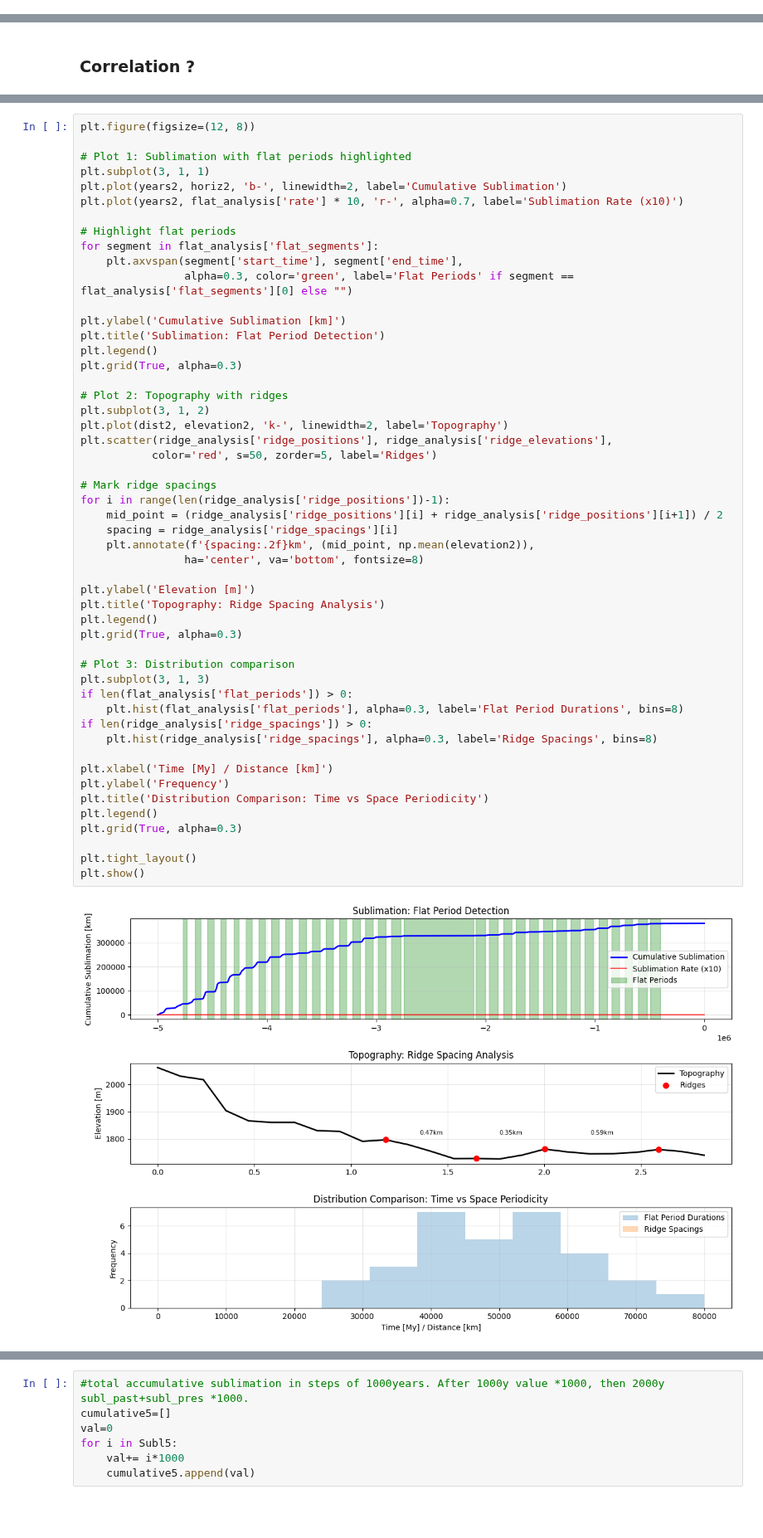
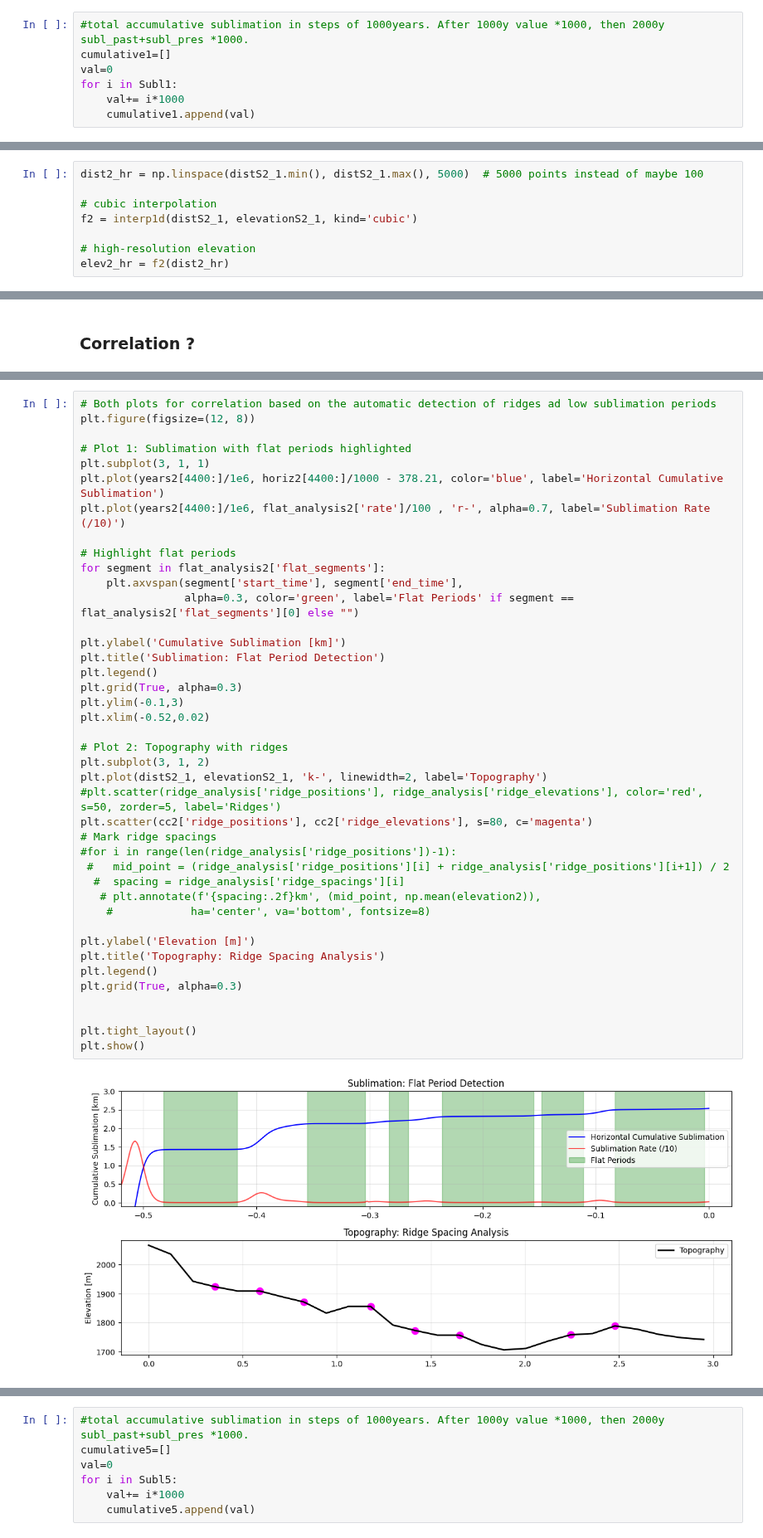
Before and after one commit to lsperezm/Martian_Icy_Scarps, a Jupyter notebook: Code/New_Scarps.ipynb, the cells around one changed output, grey strips where cells are left out. Shown at 83% size. Cells and saved outputs as stored; diff of their text form; blank space fills up the shorter version.

```diff
--- a/Code/New_Scarps.ipynb
+++ b/Code/New_Scarps.ipynb
@@ -19,0 +57,7 @@ from scipy import stats
+# %%
+#total accumulative sublimation in steps of 1000years. After 1000y value *1000, then 2000y subl_past+subl_pres *1000.
+cumulative1=[]
+val=0
+for i in Subl1:
+    val+= i*1000
+    cumulative1.append(val)
@@ -188,0 +649,8 @@ plt.plot(years2[4500:]/1e6,horiz2[4500:]/1000 - 378.21)
+# %%
+dist2_hr = np.linspace(distS2_1.min(), distS2_1.max(), 5000)  # 5000 points instead of maybe 100
+
+# cubic interpolation
+f2 = interp1d(distS2_1, elevationS2_1, kind='cubic')
+
+# high-resolution elevation
+elev2_hr = f2(dist2_hr)
@@ -354,56 +790,46 @@ Ridge spacing CV: 0.204
 → Similar variability patterns detected!
 # %%
+# Both plots for correlation based on the automatic detection of ridges ad low sublimation periods
 plt.figure(figsize=(12, 8))
 
 # Plot 1: Sublimation with flat periods highlighted
 plt.subplot(3, 1, 1)
-plt.plot(years2, horiz2, 'b-', linewidth=2, label='Cumulative Sublimation')
-plt.plot(years2, flat_analysis['rate'] * 10, 'r-', alpha=0.7, label='Sublimation Rate (x10)')
+plt.plot(years2[4400:]/1e6, horiz2[4400:]/1000 - 378.21, color='blue', label='Horizontal Cumulative Sublimation')
+plt.plot(years2[4400:]/1e6, flat_analysis2['rate']/100 , 'r-', alpha=0.7, label='Sublimation Rate (/10)')
 
 # Highlight flat periods
-for segment in flat_analysis['flat_segments']:
+for segment in flat_analysis2['flat_segments']:
     plt.axvspan(segment['start_time'], segment['end_time'],
-                alpha=0.3, color='green', label='Flat Periods' if segment == flat_analysis['flat_segments'][0] else "")
+                alpha=0.3, color='green', label='Flat Periods' if segment == flat_analysis2['flat_segments'][0] else "")
 
 plt.ylabel('Cumulative Sublimation [km]')
 plt.title('Sublimation: Flat Period Detection')
 plt.legend()
 plt.grid(True, alpha=0.3)
+plt.ylim(-0.1,3)
+plt.xlim(-0.52,0.02)
 
 # Plot 2: Topography with ridges
 plt.subplot(3, 1, 2)
-plt.plot(dist2, elevation2, 'k-', linewidth=2, label='Topography')
-plt.scatter(ridge_analysis['ridge_positions'], ridge_analysis['ridge_elevations'],
-           color='red', s=50, zorder=5, label='Ridges')
-
+plt.plot(distS2_1, elevationS2_1, 'k-', linewidth=2, label='Topography')
+#plt.scatter(ridge_analysis['ridge_positions'], ridge_analysis['ridge_elevations'], color='red', s=50, zorder=5, label='Ridges')
+plt.scatter(cc2['ridge_positions'], cc2['ridge_elevations'], s=80, c='magenta')
 # Mark ridge spacings
-for i in range(len(ridge_analysis['ridge_positions'])-1):
-    mid_point = (ridge_analysis['ridge_positions'][i] + ridge_analysis['ridge_positions'][i+1]) / 2
-    spacing = ridge_analysis['ridge_spacings'][i]
-    plt.annotate(f'{spacing:.2f}km', (mid_point, np.mean(elevation2)),
-                ha='center', va='bottom', fontsize=8)
+#for i in range(len(ridge_analysis['ridge_positions'])-1):
+ #   mid_point = (ridge_analysis['ridge_positions'][i] + ridge_analysis['ridge_positions'][i+1]) / 2
+  #  spacing = ridge_analysis['ridge_spacings'][i]
+   # plt.annotate(f'{spacing:.2f}km', (mid_point, np.mean(elevation2)),
+    #            ha='center', va='bottom', fontsize=8)
 
 plt.ylabel('Elevation [m]')
 plt.title('Topography: Ridge Spacing Analysis')
 plt.legend()
 plt.grid(True, alpha=0.3)
 
-# Plot 3: Distribution comparison
-plt.subplot(3, 1, 3)
-if len(flat_analysis['flat_periods']) > 0:
-    plt.hist(flat_analysis['flat_periods'], alpha=0.3, label='Flat Period Durations', bins=8)
-if len(ridge_analysis['ridge_spacings']) > 0:
-    plt.hist(ridge_analysis['ridge_spacings'], alpha=0.3, label='Ridge Spacings', bins=8)
-
-plt.xlabel('Time [My] / Distance [km]')
-plt.ylabel('Frequency')
-plt.title('Distribution Comparison: Time vs Space Periodicity')
-plt.legend()
-plt.grid(True, alpha=0.3)
 
 plt.tight_layout()
 plt.show()
 # %% [output]
-[figure, old version]
+[figure, new version]
 # %% [markdown]
 ## South 5
```
Also changed, not shown: parts of 41 cells of this notebook, 32 other files.
